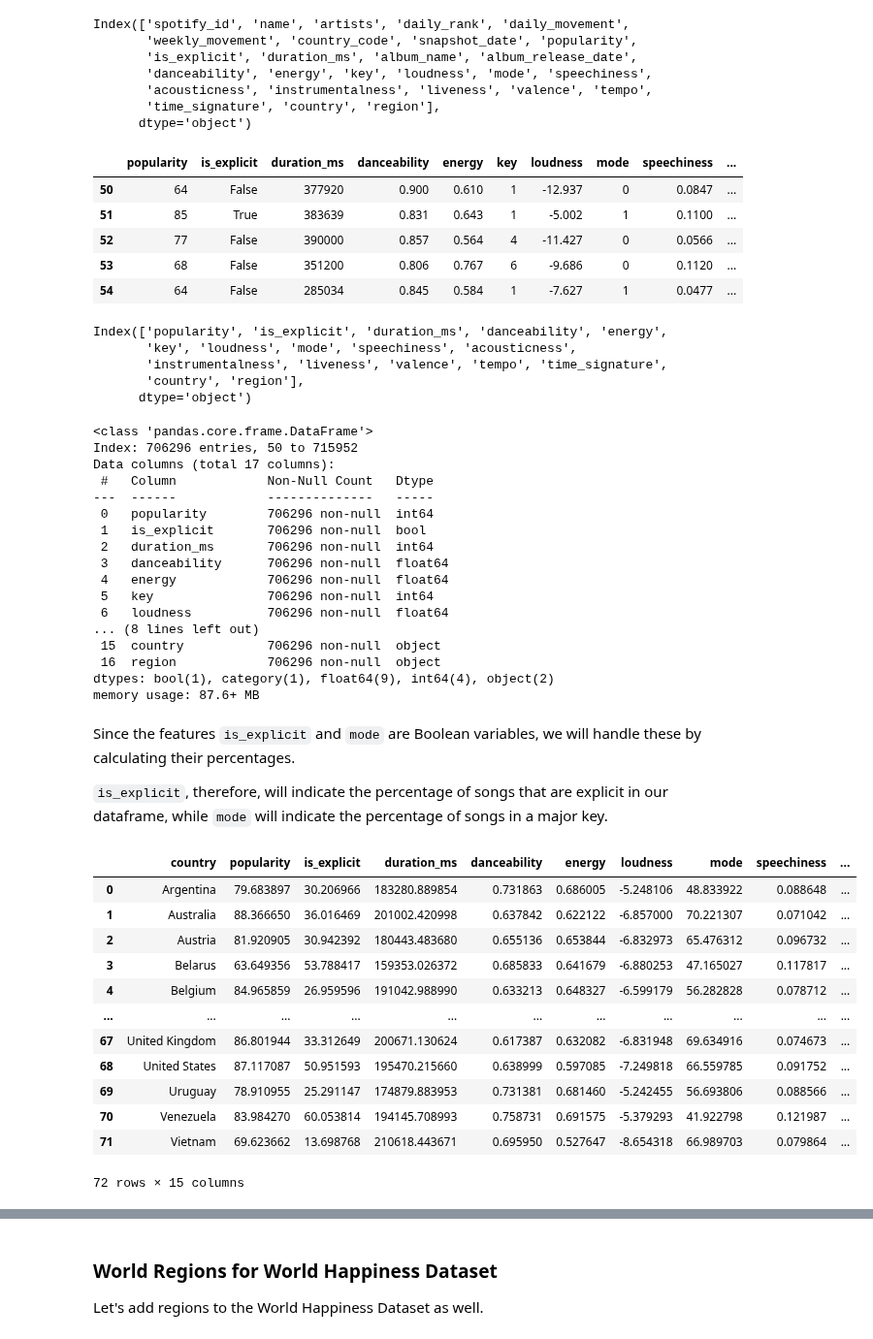
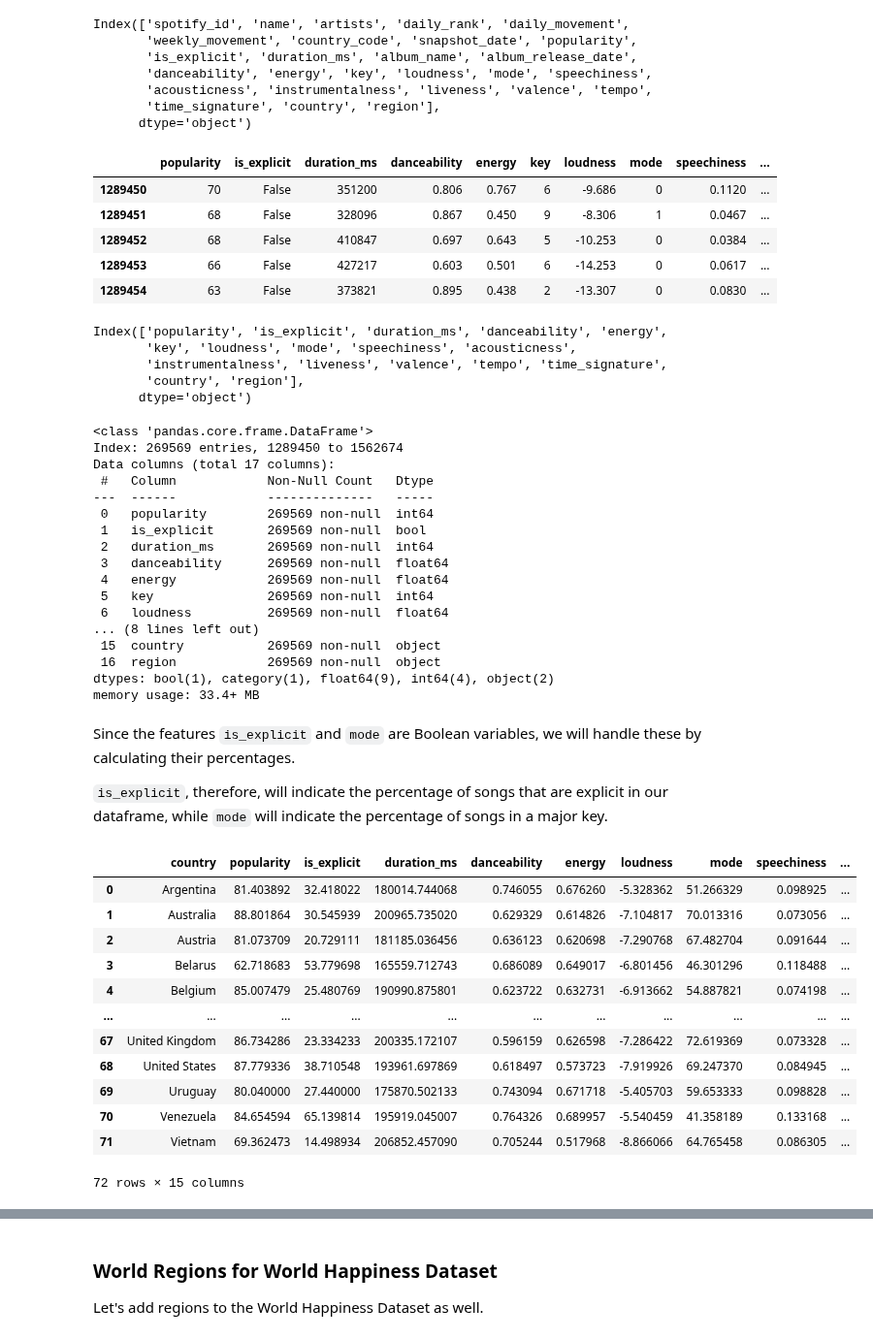
Before and after one commit to eraiken/Springboard, a Jupyter notebook: Capstone 2 - Music and Happiness/1 - Data Wrangling for Music & Happiness Capstone.ipynb, the cells around one changed output, grey strips where cells are left out. Shown at 97% size. Cells and saved outputs as stored; diff of their text form; code cells hidden in the pictures.

Commit message:
Addressed data leakage issue

```diff
--- a/Capstone 2 - Music and Happiness/1 - Data Wrangling for Music & Happiness Capstone.ipynb
+++ b/Capstone 2 - Music and Happiness/1 - Data Wrangling for Music & Happiness Capstone.ipynb
@@ -370,7 +393,7 @@ songs_data_copy.head()
 5 rows × 27 columns
 # %%
-# Mapping successful; copy back to songs_data
-songs_data = songs_data_copy
+# Mapping successful; copy back to songs_data_filtered
+songs_data_filtered = songs_data_filtered_copy
 # %% [markdown]
 ### Dropping columns
 
@@ -752,13 +791,13 @@ Index(['spotify_id', 'name', 'artists', 'daily_rank', 'daily_movement',
 # Drop columns
 drop_cols = ['spotify_id', 'name', 'artists', 'daily_rank', 'daily_movement',
        'weekly_movement', 'country_code', 'snapshot_date', 'album_name', 'album_release_date']
-songs_data_stats = songs_data.drop(drop_cols, axis='columns')
-songs_data_stats.head()
+songs_data_filtered_stats = songs_data_filtered.drop(drop_cols, axis='columns')
+songs_data_filtered_stats.head()
 # %% [output]
 |  | popularity | is_explicit | duration_ms | danceability | energy | key | loudness | mode | speechiness | ... |
-| 50 | 64 | False | 377920 | 0.900 | 0.610 | 1 | -12.937 | 0 | 0.0847 | ... |
-| 51 | 85 | True | 383639 | 0.831 | 0.643 | 1 | -5.002 | 1 | 0.1100 | ... |
-| 52 | 77 | False | 390000 | 0.857 | 0.564 | 4 | -11.427 | 0 | 0.0566 | ... |
-| 53 | 68 | False | 351200 | 0.806 | 0.767 | 6 | -9.686 | 0 | 0.1120 | ... |
-| 54 | 64 | False | 285034 | 0.845 | 0.584 | 1 | -7.627 | 1 | 0.0477 | ... |
+| 1289450 | 70 | False | 351200 | 0.806 | 0.767 | 6 | -9.686 | 0 | 0.1120 | ... |
+| 1289451 | 68 | False | 328096 | 0.867 | 0.450 | 9 | -8.306 | 1 | 0.0467 | ... |
+| 1289452 | 68 | False | 410847 | 0.697 | 0.643 | 5 | -10.253 | 0 | 0.0384 | ... |
+| 1289453 | 66 | False | 427217 | 0.603 | 0.501 | 6 | -14.253 | 0 | 0.0617 | ... |
+| 1289454 | 63 | False | 373821 | 0.895 | 0.438 | 2 | -13.307 | 0 | 0.0830 | ... |
 # %%
@@ -770,28 +809,28 @@ Index(['popularity', 'is_explicit', 'duration_ms', 'danceability', 'energy',
        'country', 'region'],
       dtype='object')
 # %%
-songs_data_stats.info()
+songs_data_filtered_stats.info()
 # %% [output]
 <class 'pandas.core.frame.DataFrame'>
-Index: 706296 entries, 50 to 715952
+Index: 269569 entries, 1289450 to 1562674
 Data columns (total 17 columns):
  #   Column            Non-Null Count   Dtype
 ---  ------            --------------   -----
- 0   popularity        706296 non-null  int64
- 1   is_explicit       706296 non-null  bool
- 2   duration_ms       706296 non-null  int64
- 3   danceability      706296 non-null  float64
- 4   energy            706296 non-null  float64
- 5   key               706296 non-null  int64
- 6   loudness          706296 non-null  float64
+ 0   popularity        269569 non-null  int64
+ 1   is_explicit       269569 non-null  bool
+ 2   duration_ms       269569 non-null  int64
+ 3   danceability      269569 non-null  float64
+ 4   energy            269569 non-null  float64
+ 5   key               269569 non-null  int64
+ 6   loudness          269569 non-null  float64
 ... (8 lines left out)
- 15  country           706296 non-null  object
- 16  region            706296 non-null  object
+ 15  country           269569 non-null  object
+ 16  region            269569 non-null  object
 dtypes: bool(1), category(1), float64(9), int64(4), object(2)
-memory usage: 87.6+ MB
+memory usage: 33.4+ MB
 # %%
 # Create a copy of the dataframe before manipulating
-songs_data_stats_copy = songs_data_stats
+songs_data_filtered_stats_copy = songs_data_filtered_stats
 # %% [markdown]
 Since the features `is_explicit` and `mode` are Boolean variables, we will handle these by calculating their percentages.
 
@@ -801,7 +840,7 @@ Since the features `is_explicit` and `mode` are Boolean variables, we will handl
 def calculate_percentage(series):
     return series.mean() * 100
 # %%
-songs_data_stats_country = songs_data_stats_copy.groupby('country').agg({
+songs_data_filtered_stats_country = songs_data_filtered_stats_copy.groupby('country').agg({
     'popularity': 'mean',
     'is_explicit': calculate_percentage,
     'duration_ms': 'mean',
@@ -819,7 +858,7 @@ songs_data_stats_country = songs_data_stats_copy.groupby('country').agg({
 }).reset_index()
 
 # Group by region
-songs_data_stats_region = songs_data_stats_copy.groupby('region').agg({
+songs_data_filtered_stats_region = songs_data_filtered_stats_copy.groupby('region').agg({
     'popularity': 'mean',
     'is_explicit': calculate_percentage,
     'duration_ms': 'mean',
@@ -836,19 +875,19 @@ songs_data_stats_region = songs_data_stats_copy.groupby('region').agg({
     'time_signature': lambda x: x.mode()[0]  # Mode
 }).reset_index()
 # %%
-songs_data_stats_country
+songs_data_filtered_stats_country
 # %% [output]
 |  | country | popularity | is_explicit | duration_ms | danceability | energy | loudness | mode | speechiness | ... |
-| 0 | Argentina | 79.683897 | 30.206966 | 183280.889854 | 0.731863 | 0.686005 | -5.248106 | 48.833922 | 0.088648 | ... |
-| 1 | Australia | 88.366650 | 36.016469 | 201002.420998 | 0.637842 | 0.622122 | -6.857000 | 70.221307 | 0.071042 | ... |
-| 2 | Austria | 81.920905 | 30.942392 | 180443.483680 | 0.655136 | 0.653844 | -6.832973 | 65.476312 | 0.096732 | ... |
-| 3 | Belarus | 63.649356 | 53.788417 | 159353.026372 | 0.685833 | 0.641679 | -6.880253 | 47.165027 | 0.117817 | ... |
-| 4 | Belgium | 84.965859 | 26.959596 | 191042.988990 | 0.633213 | 0.648327 | -6.599179 | 56.282828 | 0.078712 | ... |
+| 0 | Argentina | 81.403892 | 32.418022 | 180014.744068 | 0.746055 | 0.676260 | -5.328362 | 51.266329 | 0.098925 | ... |
+| 1 | Australia | 88.801864 | 30.545939 | 200965.735020 | 0.629329 | 0.614826 | -7.104817 | 70.013316 | 0.073056 | ... |
+| 2 | Austria | 81.073709 | 20.729111 | 181185.036456 | 0.636123 | 0.620698 | -7.290768 | 67.482704 | 0.091644 | ... |
+| 3 | Belarus | 62.718683 | 53.779698 | 165559.712743 | 0.686089 | 0.649017 | -6.801456 | 46.301296 | 0.118488 | ... |
+| 4 | Belgium | 85.007479 | 25.480769 | 190990.875801 | 0.623722 | 0.632731 | -6.913662 | 54.887821 | 0.074198 | ... |
 | ... | ... | ... | ... | ... | ... | ... | ... | ... | ... | ... |
-| 67 | United Kingdom | 86.801944 | 33.312649 | 200671.130624 | 0.617387 | 0.632082 | -6.831948 | 69.634916 | 0.074673 | ... |
-| 68 | United States | 87.117087 | 50.951593 | 195470.215660 | 0.638999 | 0.597085 | -7.249818 | 66.559785 | 0.091752 | ... |
-| 69 | Uruguay | 78.910955 | 25.291147 | 174879.883953 | 0.731381 | 0.681460 | -5.242455 | 56.693806 | 0.088566 | ... |
-| 70 | Venezuela | 83.984270 | 60.053814 | 194145.708993 | 0.758731 | 0.691575 | -5.379293 | 41.922798 | 0.121987 | ... |
-| 71 | Vietnam | 69.623662 | 13.698768 | 210618.443671 | 0.695950 | 0.527647 | -8.654318 | 66.989703 | 0.079864 | ... |
+| 67 | United Kingdom | 86.734286 | 23.334233 | 200335.172107 | 0.596159 | 0.626598 | -7.286422 | 72.619369 | 0.073328 | ... |
+| 68 | United States | 87.779336 | 38.710548 | 193961.697869 | 0.618497 | 0.573723 | -7.919926 | 69.247370 | 0.084945 | ... |
+| 69 | Uruguay | 80.040000 | 27.440000 | 175870.502133 | 0.743094 | 0.671718 | -5.405703 | 59.653333 | 0.098828 | ... |
+| 70 | Venezuela | 84.654594 | 65.139814 | 195919.045007 | 0.764326 | 0.689957 | -5.540459 | 41.358189 | 0.133168 | ... |
+| 71 | Vietnam | 69.362473 | 14.498934 | 206852.457090 | 0.705244 | 0.517968 | -8.866066 | 64.765458 | 0.086305 | ... |
 72 rows × 15 columns
 # %%
```
Also changed, not shown: parts of 66 cells of this notebook.
